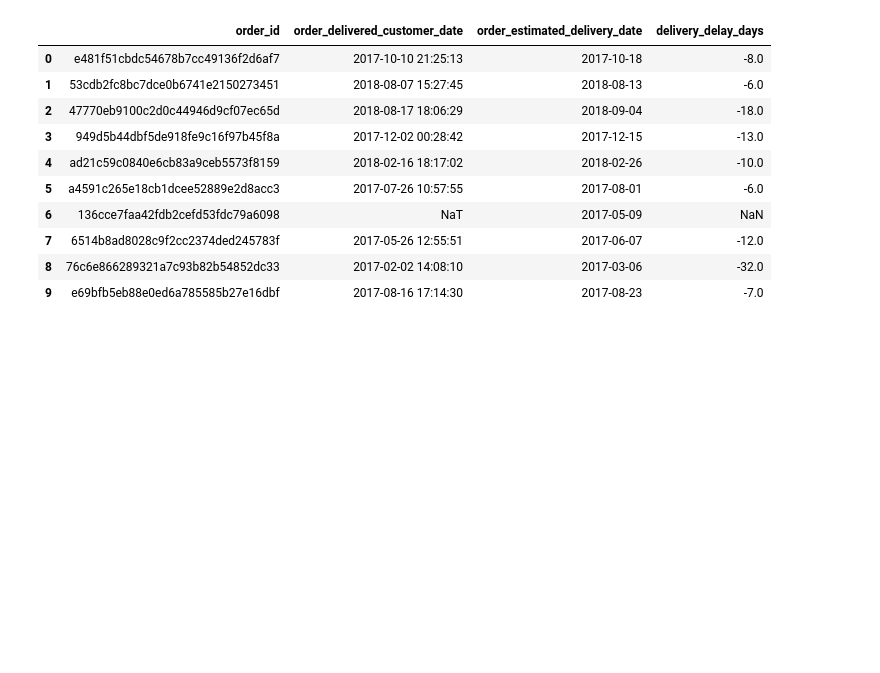
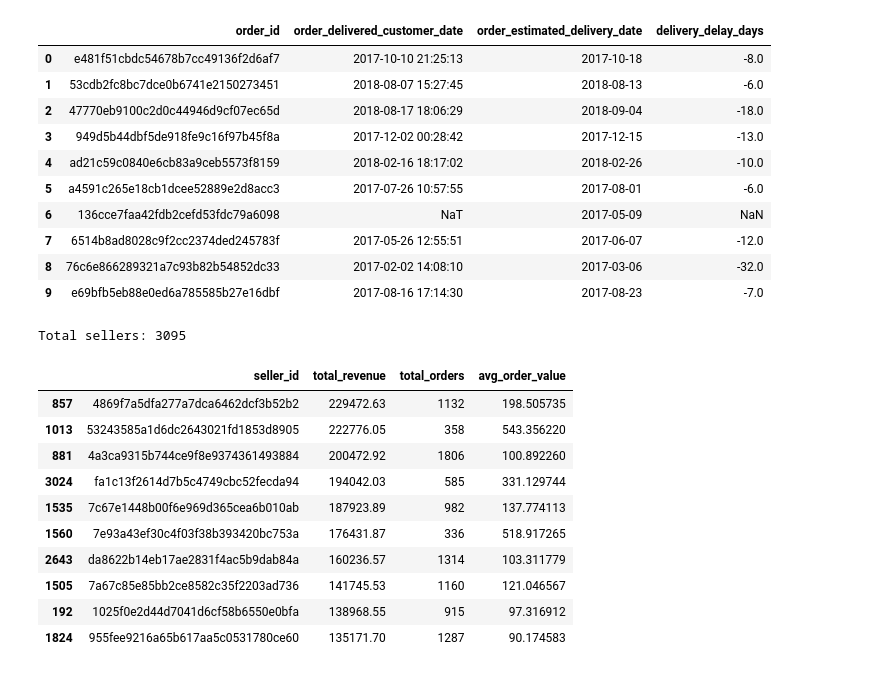
Before and after one commit to dikshasehrawat/Marketplace-Seller-Performance-Analysis, a Jupyter notebook: Python/eda.ipynb, the cells around one changed output. Saved outputs shown, nothing was run; the diff lists cells and outputs as text; code cells hidden in the pictures; blank space fills up the shorter version.

```diff
--- a/Python/eda.ipynb
+++ b/Python/eda.ipynb
@@ -309,3 +309,25 @@ Updated order_master with delivery_delay_days
 | 7 | 6514b8ad8028c9f2cc2374ded245783f | 2017-05-26 12:55:51 | 2017-06-07 | -12.0 |
 | 8 | 76c6e866289321a7c93b82b54852dc33 | 2017-02-02 14:08:10 | 2017-03-06 | -32.0 |
 | 9 | e69bfb5eb88e0ed6a785585b27e16dbf | 2017-08-16 17:14:30 | 2017-08-23 | -7.0 |
+# %%
+seller_revenue = order_master.groupby('seller_id').agg(
+    total_revenue=('price', 'sum'),
+    total_orders=('order_id', 'nunique'),
+    avg_order_value=('price', 'mean')
+).reset_index().sort_values('total_revenue', ascending=False)
+
+print("Total sellers:", len(seller_revenue))
+seller_revenue.head(10)
+# %% [output]
+Total sellers: 3095
+|  | seller_id | total_revenue | total_orders | avg_order_value |
+| 857 | 4869f7a5dfa277a7dca6462dcf3b52b2 | 229472.63 | 1132 | 198.505735 |
+| 1013 | 53243585a1d6dc2643021fd1853d8905 | 222776.05 | 358 | 543.356220 |
+| 881 | 4a3ca9315b744ce9f8e9374361493884 | 200472.92 | 1806 | 100.892260 |
+| 3024 | fa1c13f2614d7b5c4749cbc52fecda94 | 194042.03 | 585 | 331.129744 |
+| 1535 | 7c67e1448b00f6e969d365cea6b010ab | 187923.89 | 982 | 137.774113 |
+| 1560 | 7e93a43ef30c4f03f38b393420bc753a | 176431.87 | 336 | 518.917265 |
+| 2643 | da8622b14eb17ae2831f4ac5b9dab84a | 160236.57 | 1314 | 103.311779 |
+| 1505 | 7a67c85e85bb2ce8582c35f2203ad736 | 141745.53 | 1160 | 121.046567 |
+| 192 | 1025f0e2d44d7041d6cf58b6550e0bfa | 138968.55 | 915 | 97.316912 |
+| 1824 | 955fee9216a65b617aa5c0531780ce60 | 135171.70 | 1287 | 90.174583 |
```
Also changed, not shown: parts of 16 cells of this notebook.
